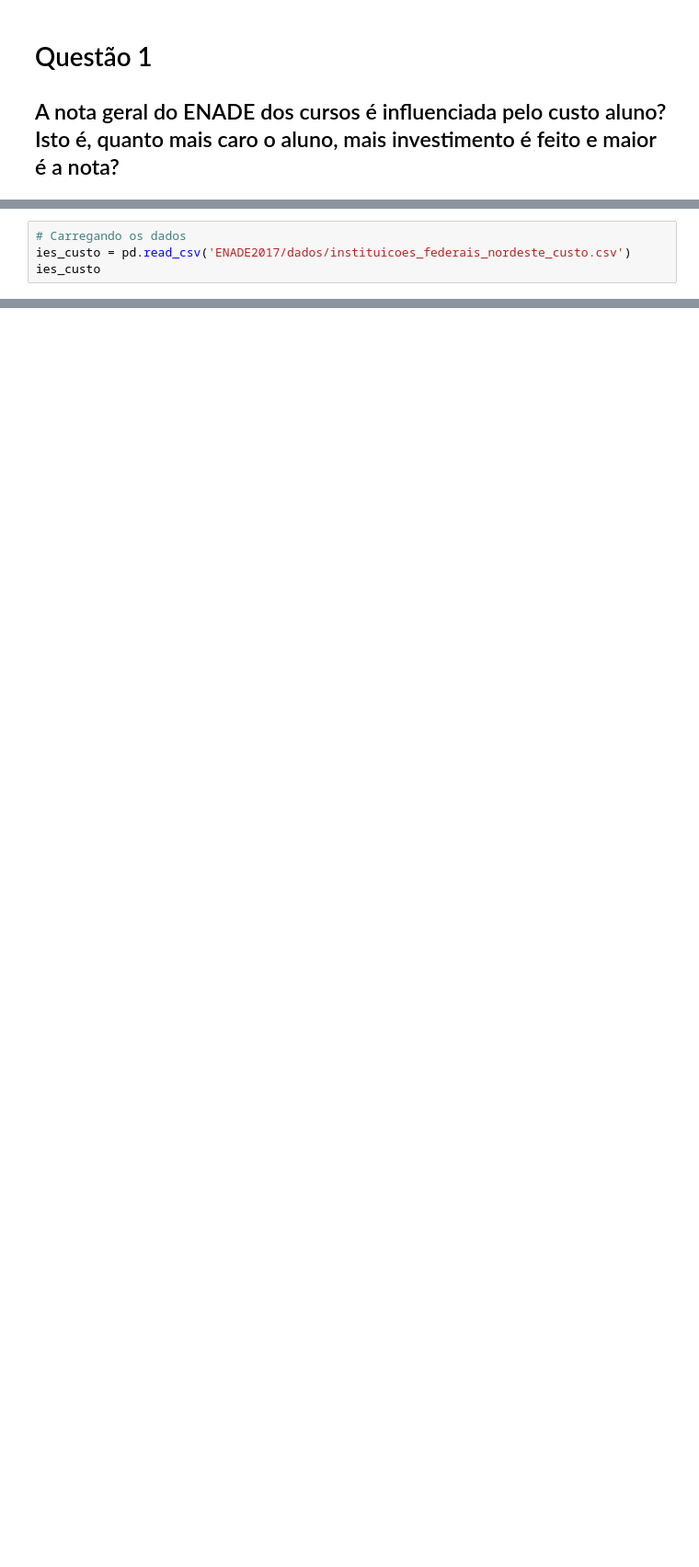
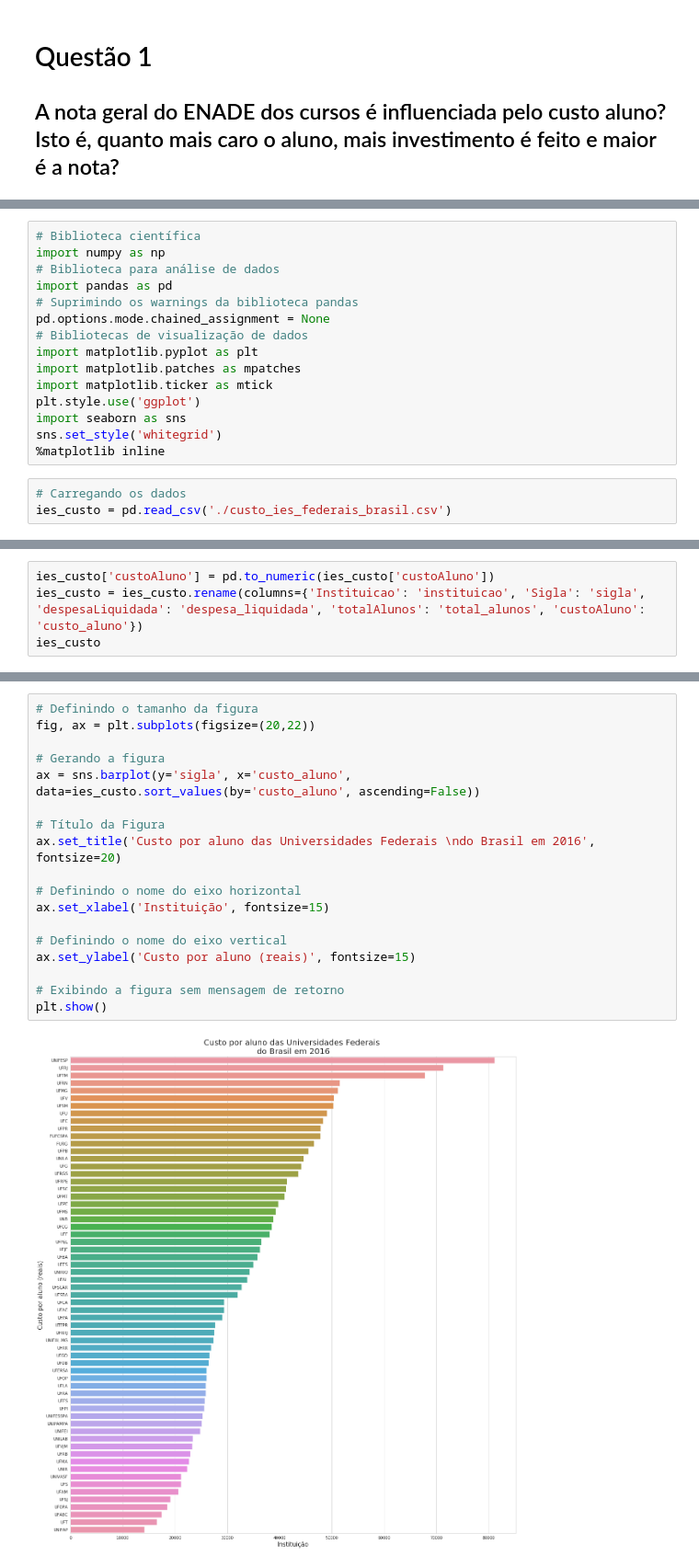
Before and after one commit to francinaldocn/MC_2019.2, a Jupyter notebook: questao1.ipynb, the cells around one changed output, grey strips where cells are left out. Shown at 92% size. Cells and saved outputs as stored; diff of their text form; blank space fills up the shorter version.

Commit message:
custo x media enade + custo x todos os cursos

```diff
--- a/questao1.ipynb
+++ b/questao1.ipynb
@@ -8,4 +5,18 @@ import pandas as pd
+# %%
+# Biblioteca científica
+import numpy as np
+# Biblioteca para análise de dados
+import pandas as pd
+# Suprimindo os warnings da biblioteca pandas
+pd.options.mode.chained_assignment = None
+# Bibliotecas de visualização de dados
+import matplotlib.pyplot as plt
+import matplotlib.patches as mpatches
+import matplotlib.ticker as mtick
+plt.style.use('ggplot')
+import seaborn as sns
+sns.set_style('whitegrid')
+%matplotlib inline
 # %%
 # Carregando os dados
-ies_custo = pd.read_csv('ENADE2017/dados/instituicoes_federais_nordeste_custo.csv')
-ies_custo
+ies_custo = pd.read_csv('./custo_ies_federais_brasil.csv')
@@ -25,0 +23,4 @@ ies_custo
+# %%
+ies_custo['custoAluno'] = pd.to_numeric(ies_custo['custoAluno'])
+ies_custo = ies_custo.rename(columns={'Instituicao': 'instituicao', 'Sigla': 'sigla', 'despesaLiquidada': 'despesa_liquidada', 'totalAlunos': 'total_alunos', 'custoAluno': 'custo_aluno'})
+ies_custo
@@ -26,2 +41,22 @@ ies_custo
+# %%
+# Definindo o tamanho da figura
+fig, ax = plt.subplots(figsize=(20,22))
+
+# Gerando a figura
+ax = sns.barplot(y='sigla', x='custo_aluno', data=ies_custo.sort_values(by='custo_aluno', ascending=False))
+
+# Título da Figura
+ax.set_title('Custo por aluno das Universidades Federais \ndo Brasil em 2016', fontsize=20)
+
+# Definindo o nome do eixo horizontal
+ax.set_xlabel('Instituição', fontsize=15)
+
+# Definindo o nome do eixo vertical
+ax.set_ylabel('Custo por aluno (reais)', fontsize=15)
+
+# Exibindo a figura sem mensagem de retorno
+plt.show()
+# %% [output]
+[figure, added]
 # %%
 resultados_enade_tudo = pd.read_csv('ENADE2017/dados/resultados_conceito_enade_2017.csv')
```
Also changed, not shown: parts of 18 cells of this notebook.
